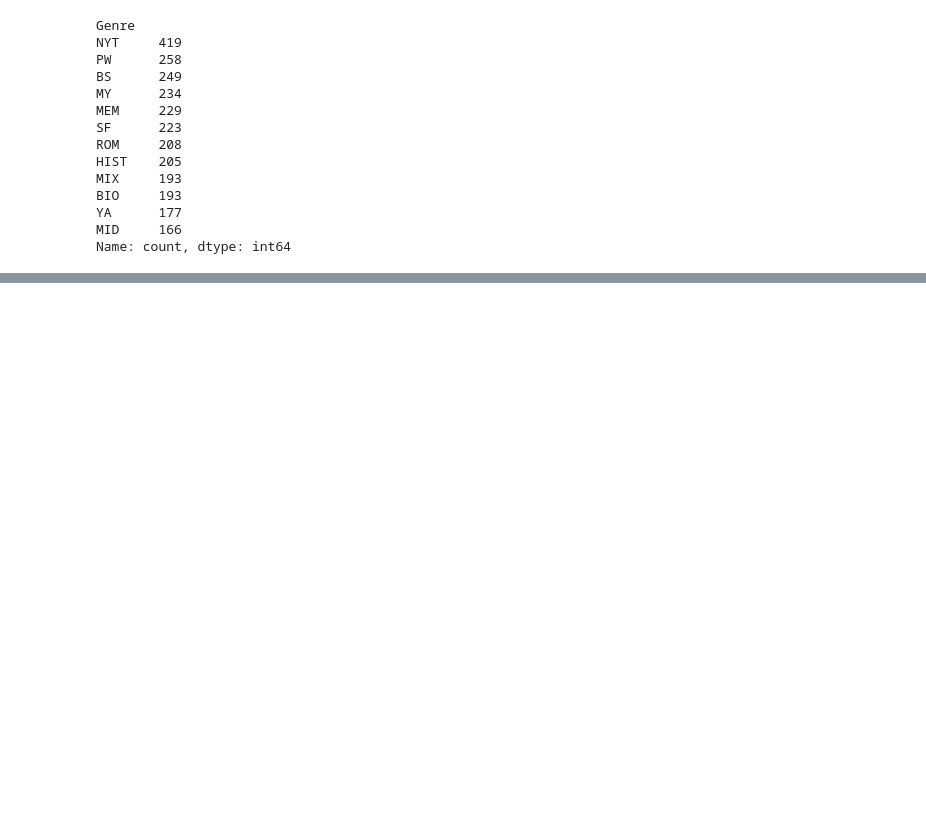
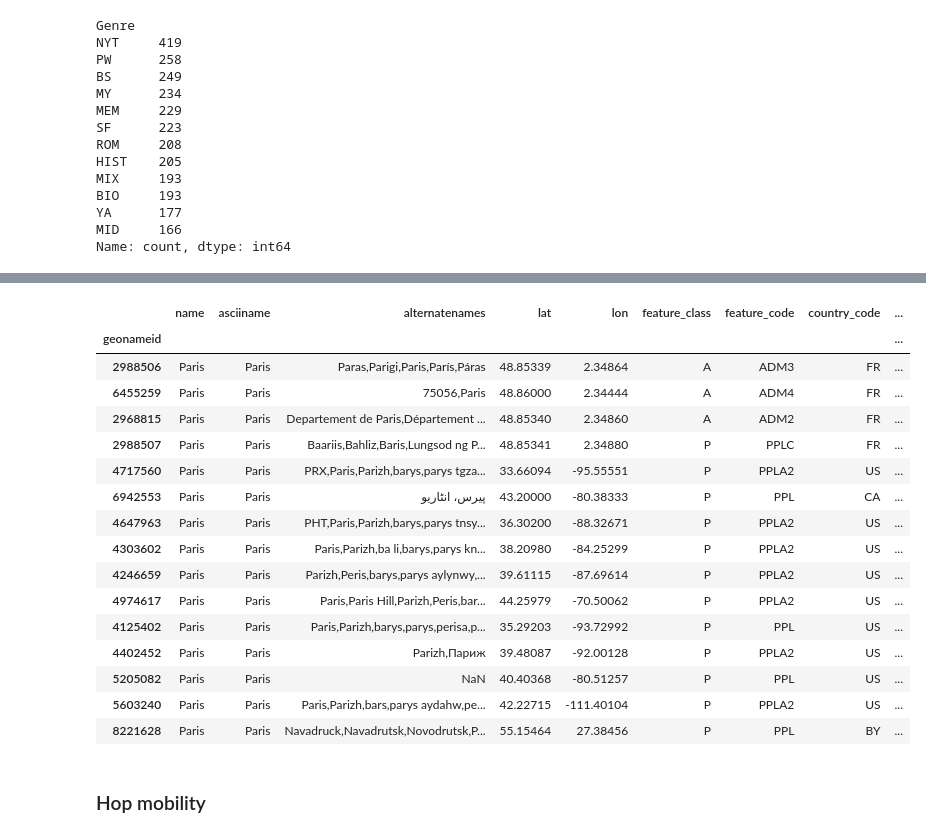
Before and after one commit to wilkens/mobility-books, a Jupyter notebook: notebooks/derived_data_MW.ipynb, the cells around one changed output, grey strips where cells are left out. Saved outputs shown, nothing was run; the diff lists cells and outputs as text; code cells hidden in the pictures; blank space fills up the shorter version.

```diff
--- a/notebooks/derived_data_MW.ipynb
+++ b/notebooks/derived_data_MW.ipynb
@@ -220,0 +262,29 @@ Facet: Genre
+# %%
+gn_col_names = [
+    'geonameid',
+    'name',
+    'asciiname',
+    'alternatenames',
+    'lat',
+    'lon',
+    'feature_class',
+    'feature_code',
+    'country_code',
+    'cc2',
+    'admin1_code',
+    'admin2_code',
+    'admin3_code',
+    'admin4_code',
+    'population',
+    'elevation',
+    'dem',
+    'timezone',
+    'mod_date'
+]
+gn = pd.read_csv(
+    os.path.join(data_dir, 'geonames', 'allCountries.zip'),
+    sep='\t',
+    names=gn_col_names,
+    index_col=0
+)
+gn.sample(5)
@@ -220,0 +351,22 @@ Facet: Genre
+# %%
+gn.loc[(gn.name=='Paris') & (gn.population>0)].sort_values(by='population', ascending=False)
+# %% [output]
+|  | name | asciiname | alternatenames | lat | lon | feature_class | feature_code | country_code | ... |
+| geonameid |  |  |  |  |  |  |  |  | ... |
+| 2988506 | Paris | Paris | Paras,Parigi,Paris,París,Páras | 48.85339 | 2.34864 | A | ADM3 | FR | ... |
+| 6455259 | Paris | Paris | 75056,Paris | 48.86000 | 2.34444 | A | ADM4 | FR | ... |
+| 2968815 | Paris | Paris | Departement de Paris,Département ... | 48.85340 | 2.34860 | A | ADM2 | FR | ... |
+| 2988507 | Paris | Paris | Baariis,Bahliz,Baris,Lungsod ng P... | 48.85341 | 2.34880 | P | PPLC | FR | ... |
+| 4717560 | Paris | Paris | PRX,Paris,Parizh,barys,parys tgza... | 33.66094 | -95.55551 | P | PPLA2 | US | ... |
+| 6942553 | Paris | Paris | پیرس، انٹاریو | 43.20000 | -80.38333 | P | PPL | CA | ... |
+| 4647963 | Paris | Paris | PHT,Paris,Parizh,barys,parys tnsy... | 36.30200 | -88.32671 | P | PPLA2 | US | ... |
+| 4303602 | Paris | Paris | Paris,Parizh,ba li,barys,parys kn... | 38.20980 | -84.25299 | P | PPLA2 | US | ... |
+| 4246659 | Paris | Paris | Parizh,Peris,barys,parys aylynwy,... | 39.61115 | -87.69614 | P | PPLA2 | US | ... |
+| 4974617 | Paris | Paris | Paris,Paris Hill,Parizh,Peris,bar... | 44.25979 | -70.50062 | P | PPLA2 | US | ... |
+| 4125402 | Paris | Paris | Paris,Parizh,barys,parys,perisa,p... | 35.29203 | -93.72992 | P | PPL | US | ... |
+| 4402452 | Paris | Paris | Parizh,Париж | 39.48087 | -92.00128 | P | PPLA2 | US | ... |
+| 5205082 | Paris | Paris | NaN | 40.40368 | -80.51257 | P | PPL | US | ... |
+| 5603240 | Paris | Paris | Paris,Parizh,bars,parys aydahw,pe... | 42.22715 | -111.40104 | P | PPLA2 | US | ... |
+| 8221628 | Paris | Paris | Navadruck,Navadrutsk,Novodrutsk,P... | 55.15464 | 27.38456 | P | PPL | BY | ... |
+# %% [markdown]
+### Hop mobility
```
Also changed, not shown: parts of 20 cells of this notebook, 7 other files.
